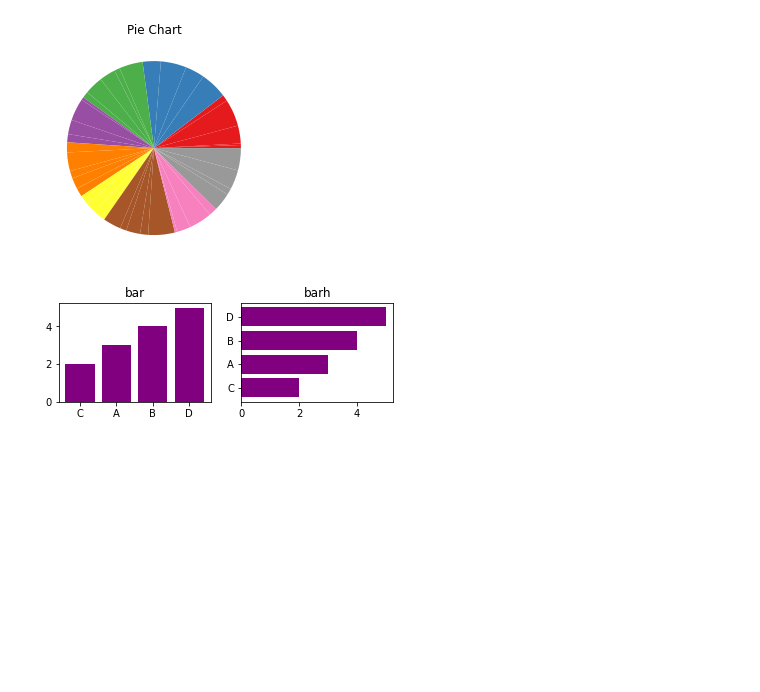
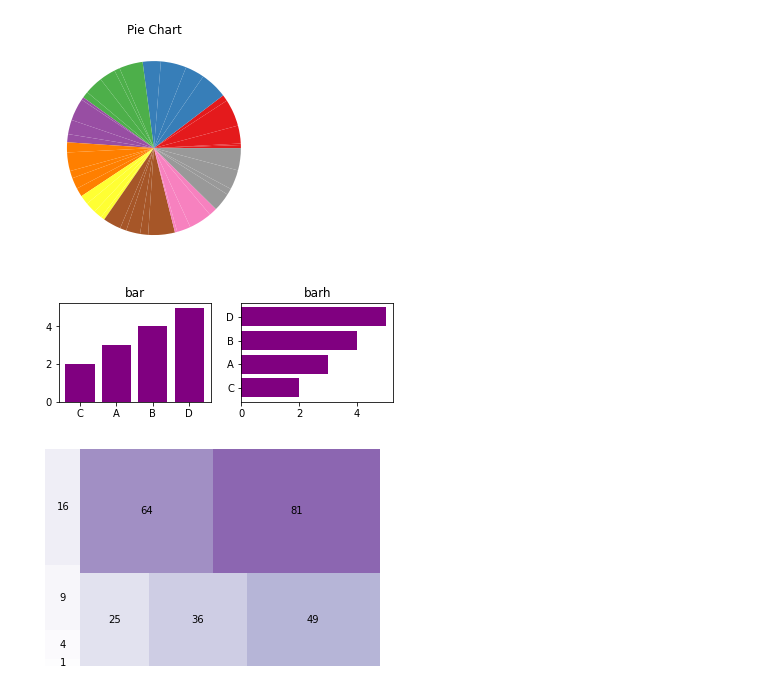
Before and after one commit to steffincodes/googlecolabnotbooks, a Jupyter notebook: Matplotlib101.ipynb, the cells around one changed output. Cells and saved outputs as stored; diff of their text form; code cells hidden in the pictures; blank space fills up the shorter version.

```diff
--- a/Matplotlib101.ipynb
+++ b/Matplotlib101.ipynb
@@ -159,3 +159,20 @@ plt.title("barh")
 plt.barh("x","y",color="purple",data=df);
 # %% [output]
 [figure]
+# %%
+!pip install squarify -q
+import matplotlib,squarify
+
+X=[x**2 for x in range(1,10)]
+cmap=matplotlib.cm.Purples
+norm=matplotlib.colors.Normalize(min(X),max(X))
+colors=[cmap(norm(x)) for x in X]
+squarify.plot(
+    sizes=X,
+    label=X,
+    alpha=0.6,
+    color=colors
+)
+matplotlib.pyplot.axis("off");
+# %% [output]
+[figure, added]
```
